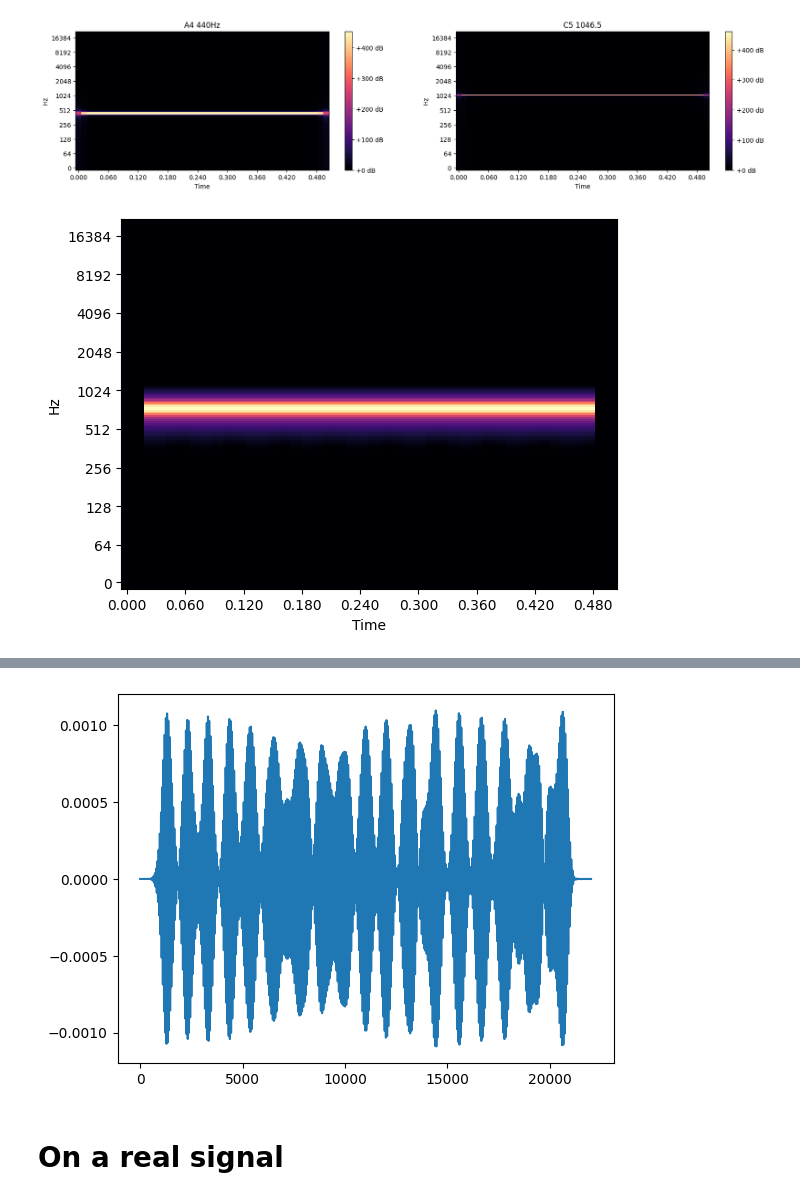
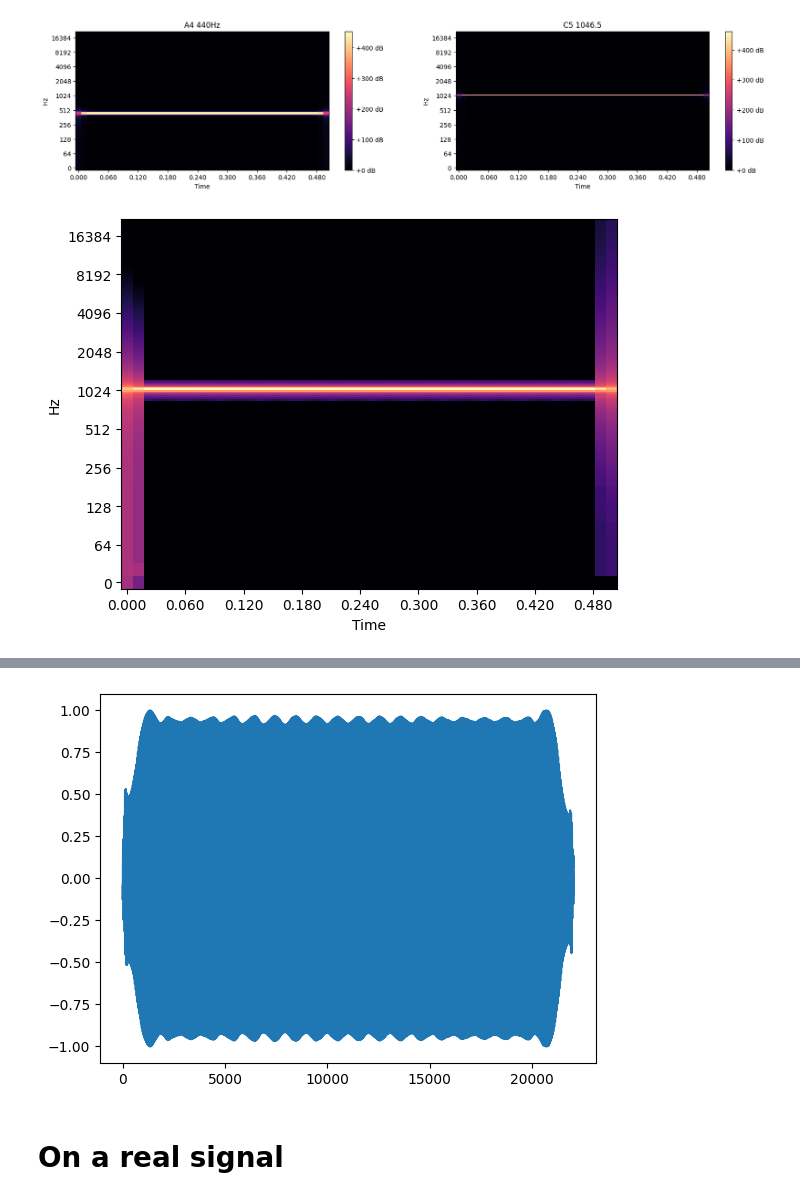
Before and after one commit to zaquastier/audio_1D_transport, a Jupyter notebook: audio_ot.ipynb, the cells around one changed output, grey strips where cells are left out. Drawn from its saved outputs; the diff is of its cells as text; code cells hidden in the pictures.

```diff
--- a/audio_ot.ipynb
+++ b/audio_ot.ipynb
@@ -13,12 +61,12 @@ import ot
 # %%
-n = 100  # nb bins
+n = 1000  # nb bins
 
 # bin positions
 x = np.arange(n, dtype=np.float64)
 
 # Gaussian distributions
-a1 = ot.datasets.make_1D_gauss(n, m=10, s=5)  # m= mean, s= std
-a2 = ot.datasets.make_1D_gauss(n, m=40, s=8)
+a1 = ot.datasets.make_1D_gauss(n, m=100, s=5)  # m= mean, s= std
+a2 = ot.datasets.make_1D_gauss(n, m=400, s=8)
 
 # creating matrix A containing all distributions
 A = np.vstack((a1, a2)).T
@@ -35,14 +83,15 @@ weights = np.array([1 - alpha, alpha])
 bary_l2 = A.dot(weights)
 
 # wasserstein
-reg = 1e-3
+reg = 1e-2
 bary_wass = ot.bregman.barycenter(A, M, reg, weights)
+bary_wass_marien, _, _  = get_barycenter(A.T, x, n, 1-alpha)
 
 f, (ax1, ax2) = plt.subplots(2, 1, tight_layout=True, num=1)
 ax1.plot(x, A, color="black")
 ax1.set_title('Distributions')
 
-ax2.plot(x, bary_l2, 'r', label='l2')
+ax2.plot(x, bary_wass_marien, 'r', label='marien')
 ax2.plot(x, bary_wass, 'g', label='Wasserstein')
 ax2.set_title('Barycenters')
 
@@ -91,9 +140,10 @@ A4_abs = np.abs(A4_fft)
 C5_abs = np.abs(C5_fft)
 
 B_wass = []
+B_marien = []
 B_L2 = []
 
-alpha = 0.5
+alpha = 1.0
 reg = 3e-6
 
 for index in range(A4_fft.shape[1]):
@@ -109,9 +159,13 @@ for index in range(A4_fft.shape[1]):
     B_L2.append(A.dot(weights))
 
     # wasserstein
-    B_wass.append(ot.bregman.barycenter(A, M, reg, weights))
+    # B_wass.append(ot.bregman.barycenter(A, M, reg, weights))
+
+    # marien
+    bary_wass_marien, _, _  = get_barycenter(A.T, np.arange(1025),1025, 1-alpha)
+    B_marien.append(bary_wass_marien)
 # %%
-B = np.array(B_wass).T
+B = np.array(B_marien).T
 for i in range(len(B)): # set nan entries to zero
     for j in range(len(B[i])):
         if B[i][j] != B[i][j]:
@@ -120,16 +174,16 @@ for i in range(len(B)): # set nan entries to zero
 librosa.display.specshow(librosa.amplitude_to_db(B, ref=np.max), y_axis='log', x_axis='time', sr=sr, n_fft=n_fft, hop_length=n_fft//4)
 plt.show()
 # %% [output]
-[figure, old version]
+[figure, new version]
 # %%
 interpolated_signal = librosa.griffinlim(B, n_iter = 100, n_fft=n_fft)
 
 interpolated_signal = ((1 - alpha)*np.max(A4_signal) + alpha*np.max(C5_signal)) * interpolated_signal / np.max(interpolated_signal)
 plt.plot(interpolated_signal)
-IPython.display.Audio(data=interpolated_signal, rate=sr) # lol
+IPython.display.Audio(data=C5_signal, rate=sr) # lol
 # %% [output]
 [interactive output not drawn]
-[figure, old version]
+[figure, new version]
 # %% [markdown]
 # On a real signal
 # %%
```
Also changed, not shown: parts of 9 cells of this notebook.
